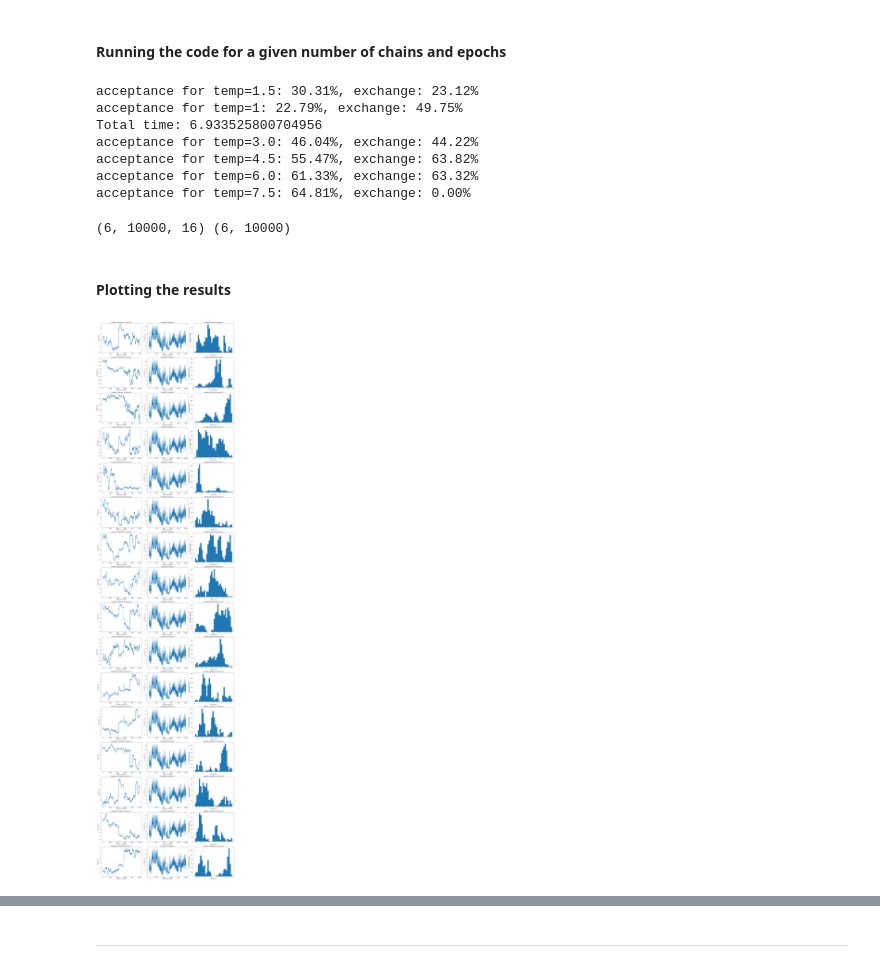
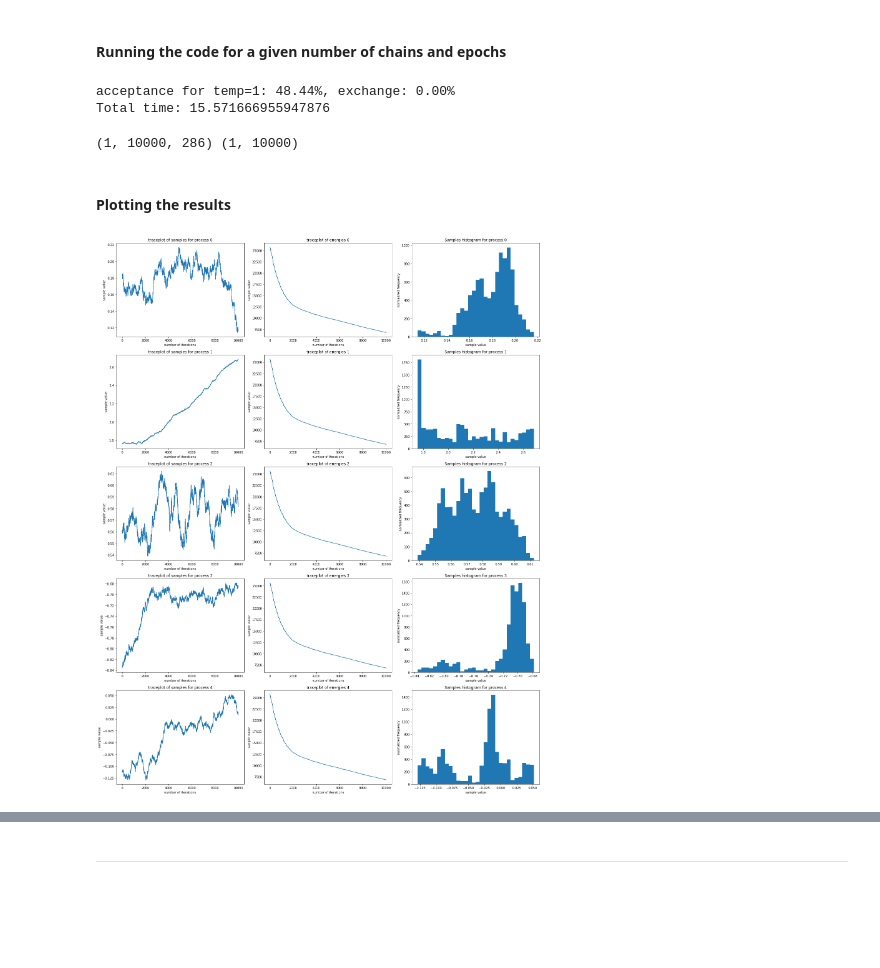
Before and after one commit to rachelmoon290/cs289-evolutionary-sampling, a Jupyter notebook: bayesian_neural_network.ipynb, the cells around one changed output, grey strips where cells are left out. Saved outputs shown, nothing was run; the diff lists cells and outputs as text; code cells hidden in the pictures; blank space fills up the shorter version.

```diff
--- a/bayesian_neural_network.ipynb
+++ b/bayesian_neural_network.ipynb
@@ -9,24 +9,19 @@ import seaborn as sns
 # %% [markdown]
 #### Running the code for a given number of chains and epochs
 # %%
-num_chains = 6
+num_chains = 1
 num_epochs = 10000
 # %%
 ! mpiexec -n {num_chains} python -m mpi4py parallel_tempering_bnn.py {num_epochs}
 # %% [output]
-acceptance for temp=1.5: 30.31%, exchange: 23.12%
-acceptance for temp=1: 22.79%, exchange: 49.75%
-Total time: 6.933525800704956
-acceptance for temp=3.0: 46.04%, exchange: 44.22%
-acceptance for temp=4.5: 55.47%, exchange: 63.82%
-acceptance for temp=6.0: 61.33%, exchange: 63.32%
-acceptance for temp=7.5: 64.81%, exchange: 0.00%
+acceptance for temp=1: 48.44%, exchange: 0.00%
+Total time: 15.571666955947876
 # %%
-all_values = np.zeros(shape=(num_chains, num_epochs, 16))
+all_values = np.zeros(shape=(num_chains, num_epochs, 286))
 all_energies = np.zeros(shape=(num_chains, num_epochs))
 
 for i in range(num_chains):
-    data = np.load(f'results/process_{i}.npy', allow_pickle=True)
+    data = np.load(f'results/bnn_single_15_2/process_{i}.npy', allow_pickle=True)
     values = data[:,0]
     energy = data[:,1]
     values = np.array([val[0] for val in values])
@@ -35,29 +30,29 @@ for i in range(num_chains):
 
 print(all_values.shape, all_energies.shape)
 # %% [output]
-(6, 10000, 16) (6, 10000)
+(1, 10000, 286) (1, 10000)
 # %% [markdown]
 #### Plotting the results
 # %%
 xgrid = np.linspace(-30,50,200)
-fig, ax = plt.subplots(nrows=16, ncols=3, figsize=(20,5*16))
+fig, ax = plt.subplots(nrows=5, ncols=3, figsize=(20,5*5))
 ax = ax.ravel()
 
-for i in range(16):
+for i in range(5):
     ax[3*i+0].plot(range(num_epochs), all_values[0][:,i])
     ax[3*i+0].set_title(f'traceplot of samples for process {i}')
     ax[3*i+0].set_ylabel('sample value')
     ax[3*i+0].set_xlabel('number of iterations')
 
     ax[3*i+1].plot(range(num_epochs), all_energies[0])
     ax[3*i+1].set_title(f'traceplot of energies {i}')
     ax[3*i+1].set_ylabel('sample value')
     ax[3*i+1].set_xlabel('number of iterations')
 
     ax[3*i+2].hist(all_values[0][:,i], bins=30, density=False)
     ax[3*i+2].set_title(f'Samples histogram for process {i}')
     ax[3*i+2].set_ylabel('normalized frequency')
     ax[3*i+2].set_xlabel('sample value')
 fig.tight_layout()
 # %% [output]
-[figure, old version]
+[figure, new version]
```
Also changed, not shown: parts of 4 cells of this notebook, 1 other file.
